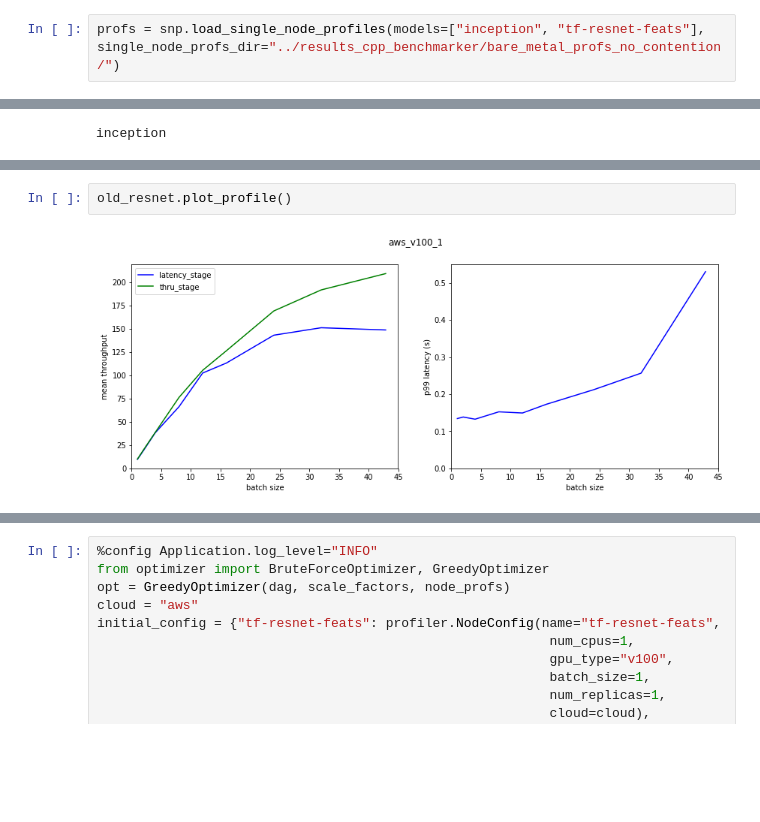
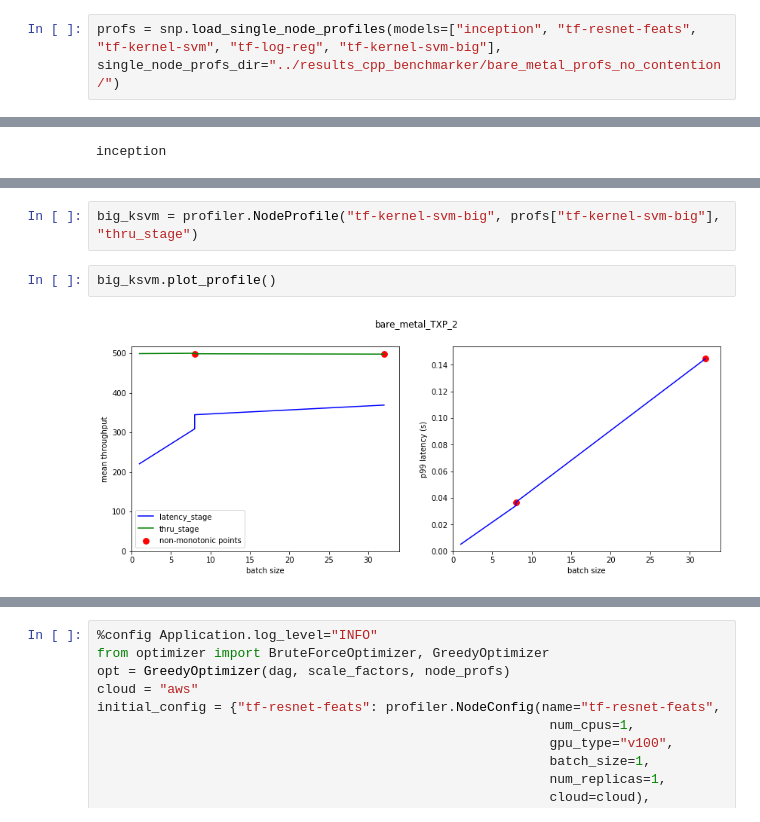
Before and after one commit to EyalSel/plots-model-comp-paper, a Jupyter notebook: optimizer/optimizer_prototype_new.ipynb, the cells around one changed output, grey strips where cells are left out. Saved outputs shown, nothing was run; the diff lists cells and outputs as text; blank space fills up the shorter version.

Commit message:
Diagnosing contention

```diff
--- a/optimizer/optimizer_prototype_new.ipynb
+++ b/optimizer/optimizer_prototype_new.ipynb
@@ -20,2 +18,2 @@ import matplotlib.pyplot as plt
 # %%
-profs = snp.load_single_node_profiles(models=["inception", "tf-resnet-feats"], single_node_profs_dir="../results_cpp_benchmarker/bare_metal_profs_no_contention/")
+profs = snp.load_single_node_profiles(models=["inception", "tf-resnet-feats", "tf-kernel-svm", "tf-log-reg", "tf-kernel-svm-big"], single_node_profs_dir="../results_cpp_benchmarker/bare_metal_profs_no_contention/")
@@ -74,4 +113,6 @@ array([[1.0000000e+00, 1.0887625e-01, 9.9000000e+00],
+# %%
+big_ksvm = profiler.NodeProfile("tf-kernel-svm-big", profs["tf-kernel-svm-big"], "thru_stage")
 # %%
-old_resnet.plot_profile()
+big_ksvm.plot_profile()
 # %% [output]
-[figure, old version]
+[figure, new version]
```
Also changed, not shown: parts of 12 cells of this notebook.
